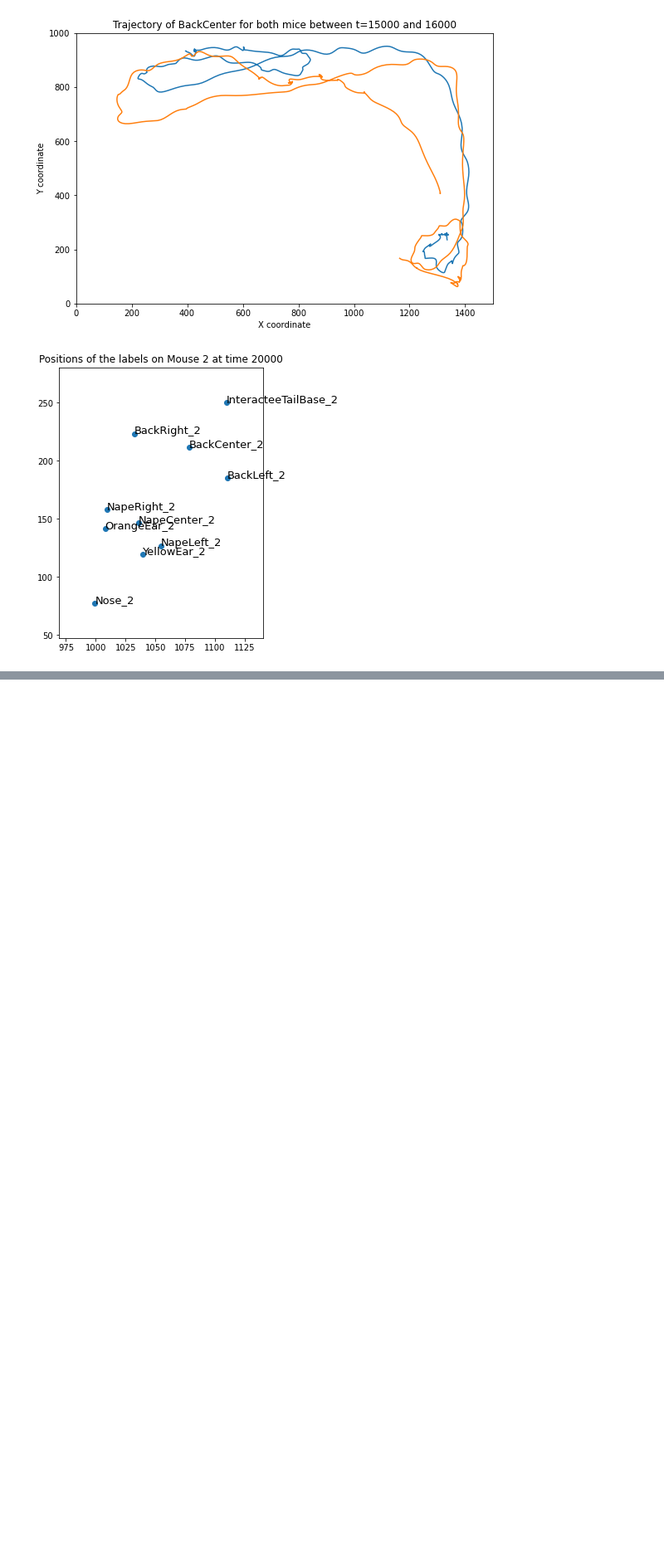
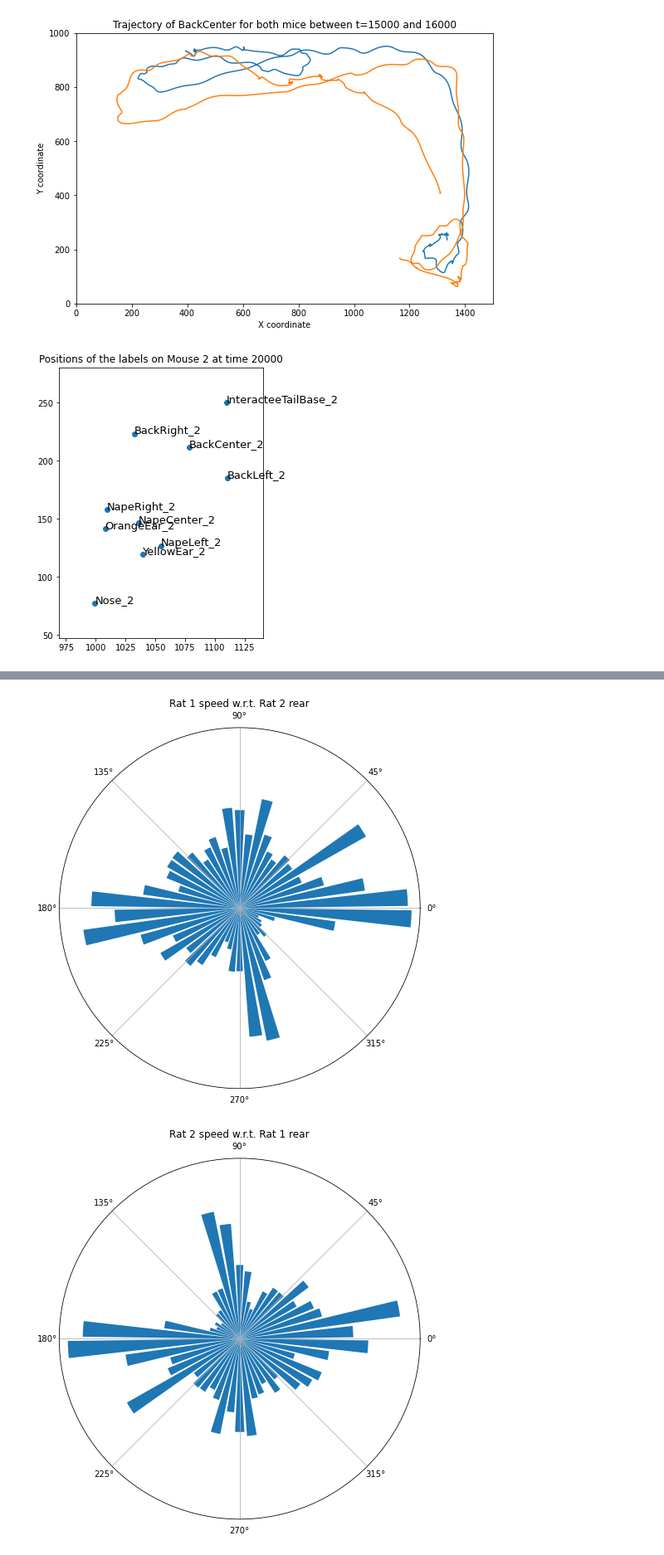
Before and after one commit to alihaydaroglu/swc-en-social, a Jupyter notebook: introduction.ipynb, the cells around one changed output, grey strips where cells are left out. Shown: that part at 83% size. Cells and saved outputs as stored; diff of their text form; code cells hidden in the pictures; blank space fills up the shorter version.

```diff
--- a/introduction.ipynb
+++ b/introduction.ipynb
@@ -105,0 +277,11 @@ plt.show()
+# %%
+rat_1_to_rat_2_speed = compare_angles(trial['BackCenter_1_vel_ang'],trial['rear_1_to_rear_2_ang'])
+rat_2_to_rat_1_speed = compare_angles(trial['BackCenter_2_vel_ang'],trial['rear_2_to_rear_1_ang'])
+
+
+
+plot_rad_hist(rat_1_to_rat_2_speed, title='Rat 1 speed w.r.t. Rat 2 rear');
+plot_rad_hist(rat_2_to_rat_1_speed, title='Rat 2 speed w.r.t. Rat 1 rear');
+# %% [output]
+[figure, added]
+[figure, added]
```
Also changed, not shown: parts of 14 cells of this notebook, 2 other files.
